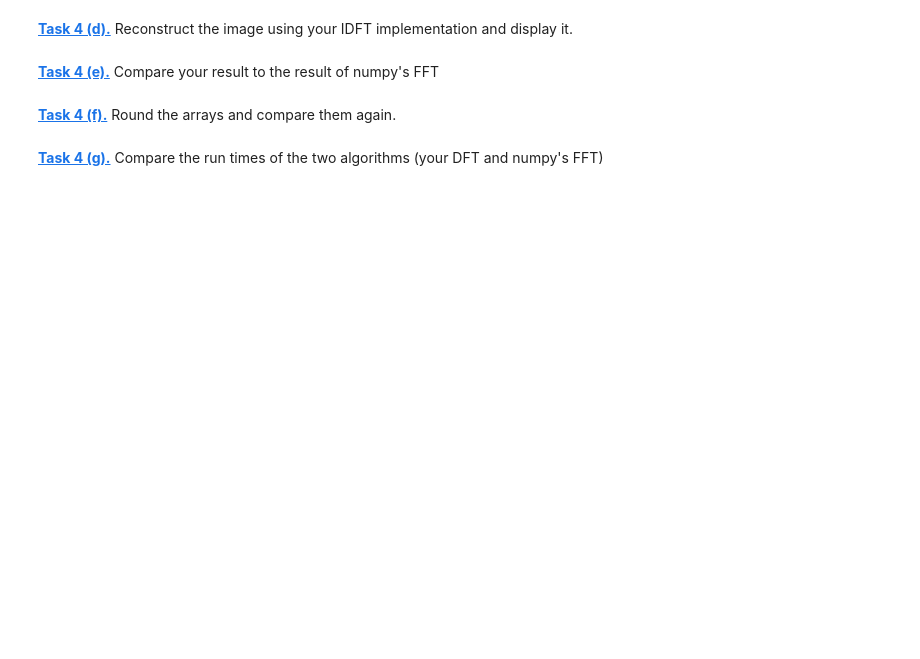
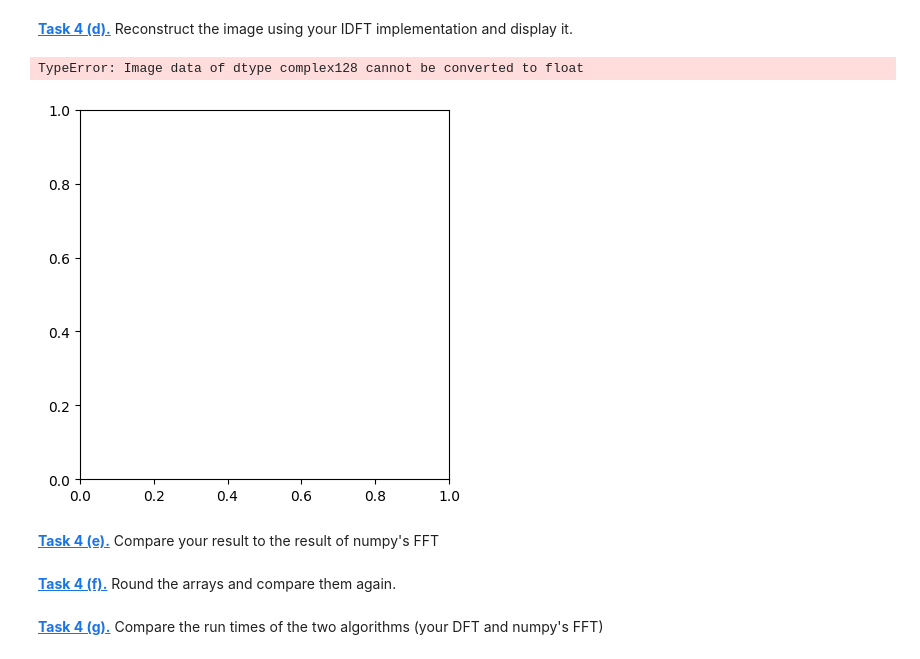
Before and after one commit to k8nsti/mobi-fs5-python, a Jupyter notebook: fourier.ipynb, the cells around one changed output. Cells and saved outputs as stored; diff of their text form; code cells hidden in the pictures; blank space fills up the shorter version.

```diff
--- a/fourier.ipynb
+++ b/fourier.ipynb
@@ -231,5 +236,17 @@ def own_dft(img):
 # %% [markdown]
 **[Task 4 (b).]()** Implement a function that computes the 2D-IDFT.
+# %%
+def own_idft(img):
+    idft = np.zeros(img.shape, dtype=complex)
+    M, N = img.shape
+    for u in range(M):
+        for v in range(N):
+            sum = 0
+            for x in range(M):
+                for y in range(N):
+                    sum += img[x, y] * np.exp(2j*np.pi*(u*x/M+v*y/N))
+            idft[u,v]= sum
+    return idft
 # %% [markdown]
 Due to high computational costs, we need to resize the image.
 # %%
@@ -240,5 +276,17 @@ plt.imshow(test_img, 'gray')
 # %% [markdown]
 **[Task 4 (d).]()** Reconstruct the image using your IDFT implementation and display it.
+# %%
+merged_test = to_complex_array(test_ampl, test_phase)
+
+test_shift_reverse = np.fft.ifftshift(merged_test)
+
+merged_test_dft = own_idft(test_shift_reverse)
+
+plt.figure()
+plt.imshow(merged_test_dft, "gray")
+# %% [output]
+TypeError: Image data of dtype complex128 cannot be converted to float
+[figure, added]
 # %% [markdown]
 **[Task 4 (e).]()** Compare your result to the result of numpy's FFT
 # %% [markdown]
```
Also changed, not shown: parts of 3 cells of this notebook.
